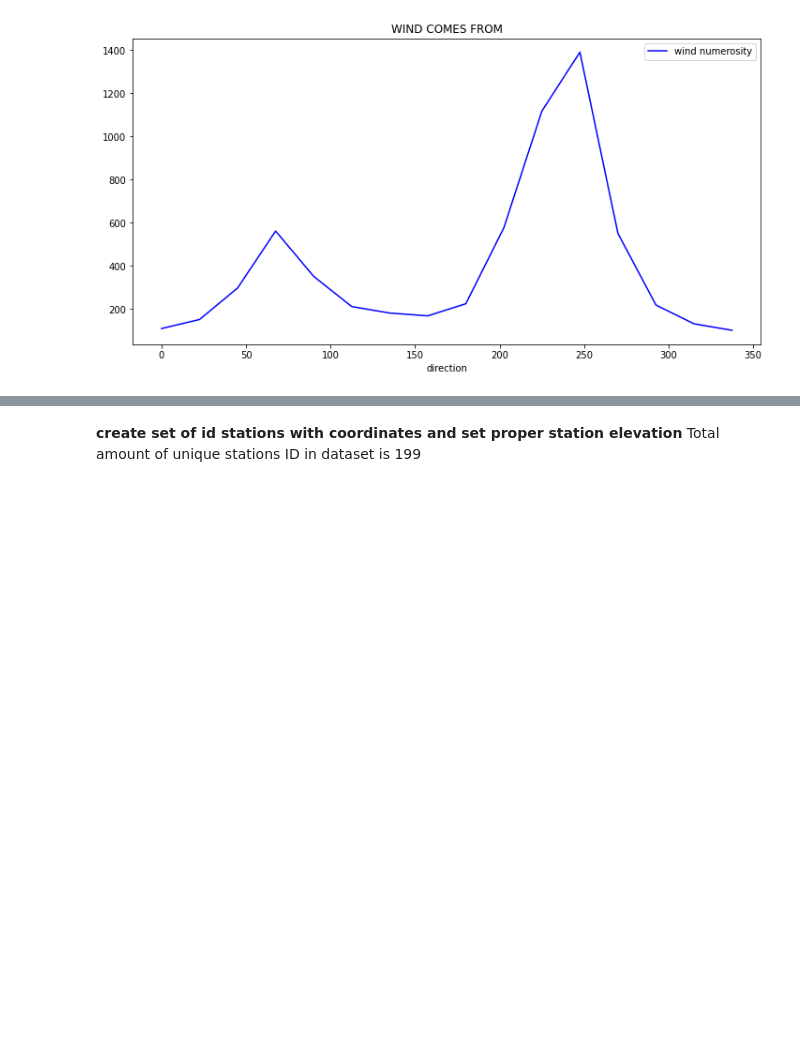
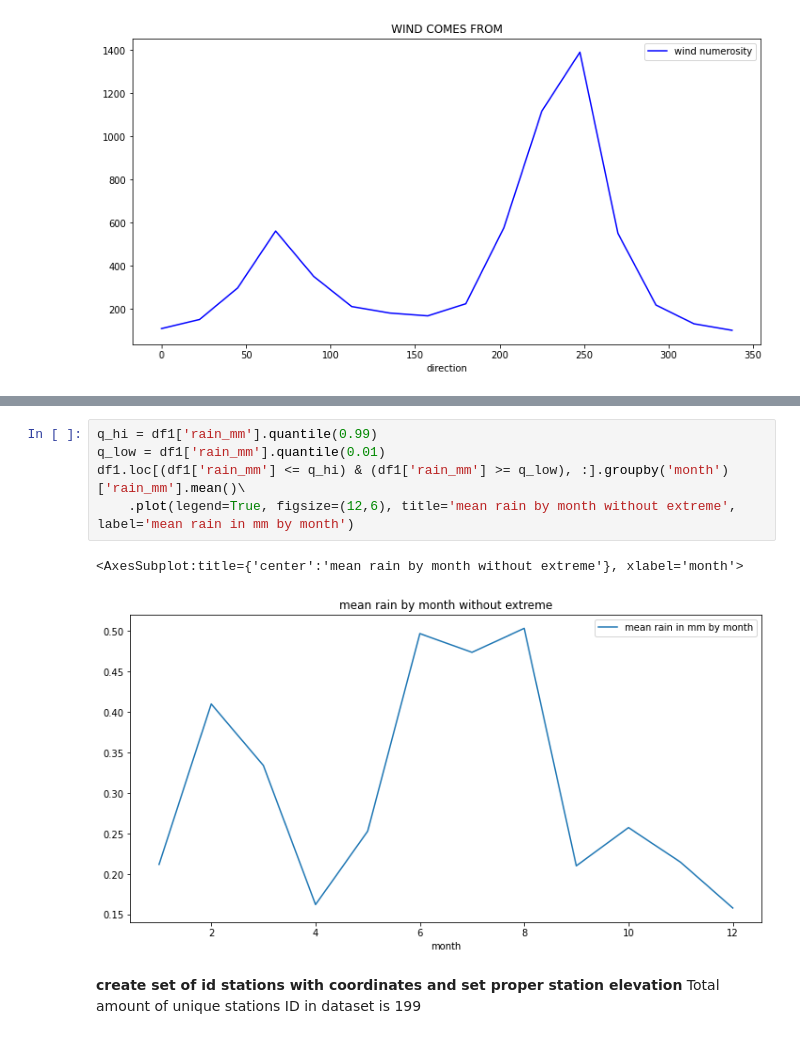
Before and after one commit to daim77/python_BI_analysis_bike_sharing, a Jupyter notebook: results.ipynb, the cells around one changed output, grey strips where cells are left out. Drawn from its saved outputs; the diff is of its cells as text; blank space fills up the shorter version.

```diff
--- a/results.ipynb
+++ b/results.ipynb
@@ -207,3 +225,11 @@ df1.groupby('month')['wind_direction_deg'].mean()\
+# %%
+q_hi = df1['rain_mm'].quantile(0.99)
+q_low = df1['rain_mm'].quantile(0.01)
+df1.loc[(df1['rain_mm'] <= q_hi) & (df1['rain_mm'] >= q_low), :].groupby('month')['rain_mm'].mean()\
+    .plot(legend=True, figsize=(12,6), title='mean rain by month without extreme', label='mean rain in mm by month')
+# %% [output]
+<AxesSubplot:title={'center':'mean rain by month without extreme'}, xlabel='month'>
+[figure, added]
 # %% [markdown]
 **create set of id stations with coordinates and set proper station elevation**
 Total amount of unique stations ID in dataset is 199
```
Also changed, not shown: parts of 5 cells of this notebook.
